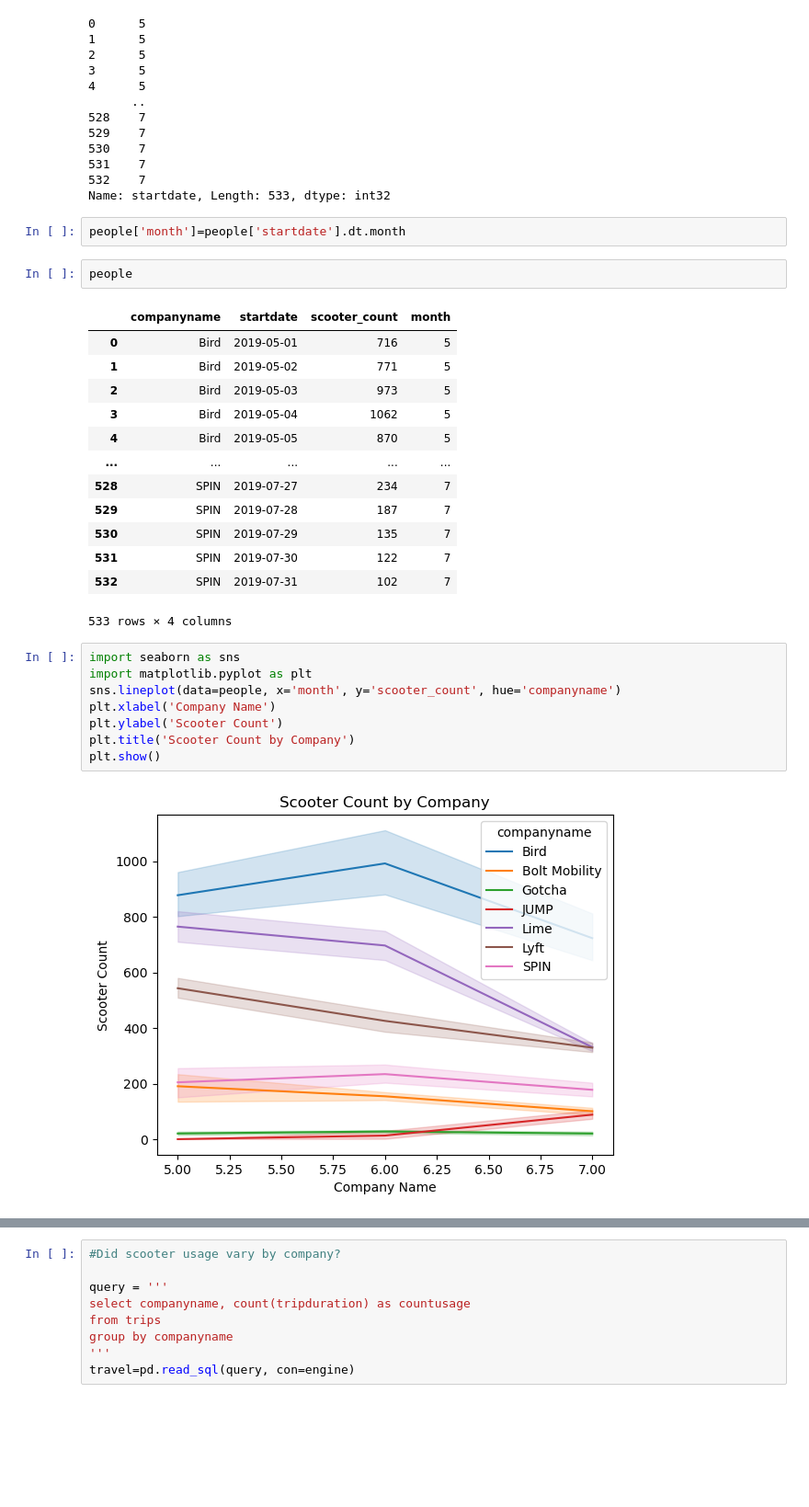
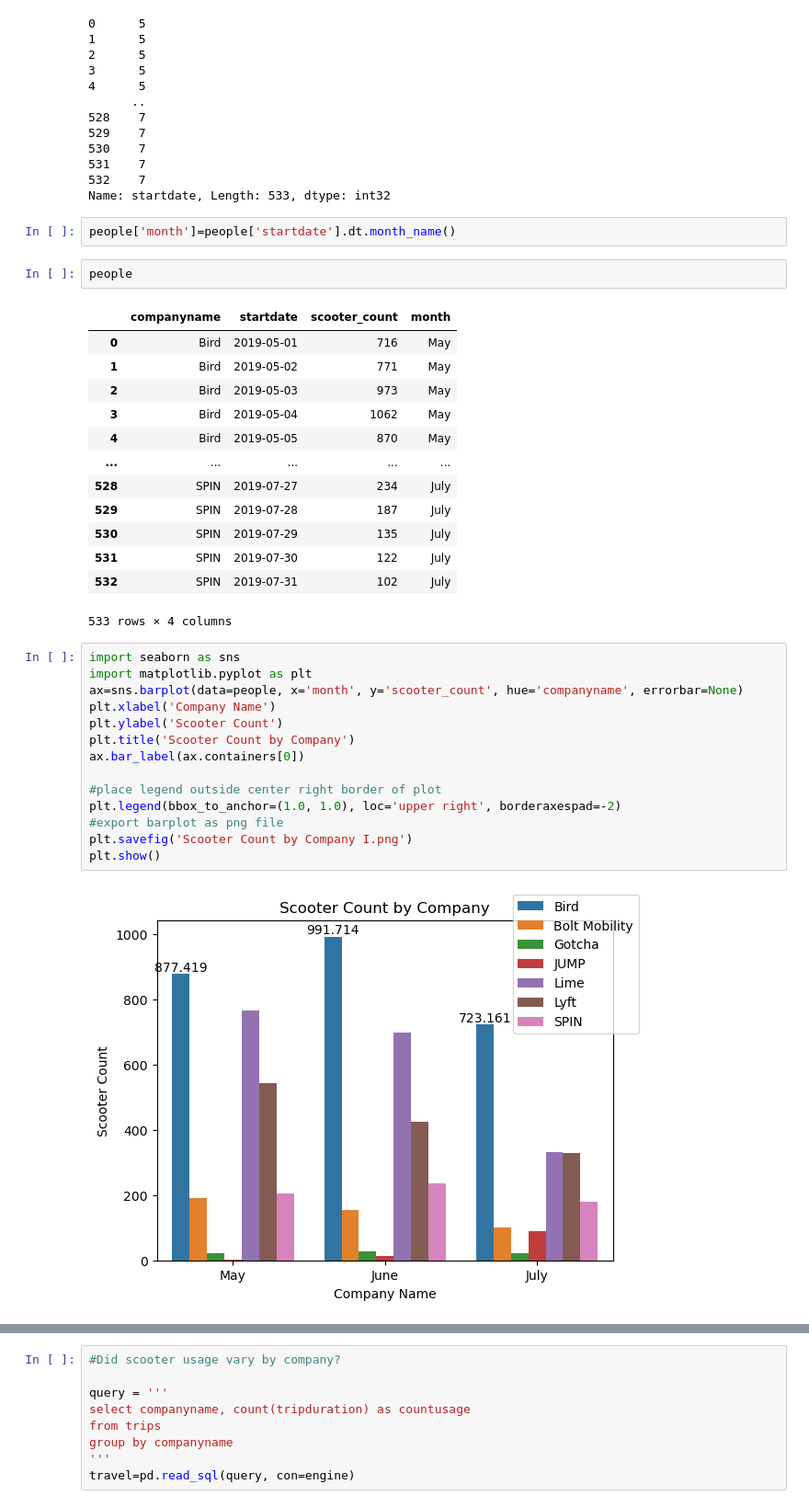
Before and after one commit to NSS-Data-Analytics-Cohort-10/scooters-group-1, a Jupyter notebook: Notebooks/Scooter.ipynb, the cells around one changed output, grey strips where cells are left out. Shown at 92% size. Drawn from its saved outputs; the diff is of its cells as text; blank space fills up the shorter version.

```diff
--- a/Notebooks/Scooter.ipynb
+++ b/Notebooks/Scooter.ipynb
@@ -219,30 +219,36 @@ print(people_month)
 532    7
 Name: startdate, Length: 533, dtype: int32
 # %%
-people['month']=people['startdate'].dt.month
+people['month']=people['startdate'].dt.month_name()
 # %%
 people
 # %% [output]
 |  | companyname | startdate | scooter_count | month |
-| 0 | Bird | 2019-05-01 | 716 | 5 |
-| 1 | Bird | 2019-05-02 | 771 | 5 |
-| 2 | Bird | 2019-05-03 | 973 | 5 |
-| 3 | Bird | 2019-05-04 | 1062 | 5 |
-| 4 | Bird | 2019-05-05 | 870 | 5 |
+| 0 | Bird | 2019-05-01 | 716 | May |
+| 1 | Bird | 2019-05-02 | 771 | May |
+| 2 | Bird | 2019-05-03 | 973 | May |
+| 3 | Bird | 2019-05-04 | 1062 | May |
+| 4 | Bird | 2019-05-05 | 870 | May |
 | ... | ... | ... | ... | ... |
-| 528 | SPIN | 2019-07-27 | 234 | 7 |
-| 529 | SPIN | 2019-07-28 | 187 | 7 |
-| 530 | SPIN | 2019-07-29 | 135 | 7 |
-| 531 | SPIN | 2019-07-30 | 122 | 7 |
-| 532 | SPIN | 2019-07-31 | 102 | 7 |
+| 528 | SPIN | 2019-07-27 | 234 | July |
+| 529 | SPIN | 2019-07-28 | 187 | July |
+| 530 | SPIN | 2019-07-29 | 135 | July |
+| 531 | SPIN | 2019-07-30 | 122 | July |
+| 532 | SPIN | 2019-07-31 | 102 | July |
 533 rows × 4 columns
 # %%
 import seaborn as sns
 import matplotlib.pyplot as plt
-sns.lineplot(data=people, x='month', y='scooter_count', hue='companyname')
+ax=sns.barplot(data=people, x='month', y='scooter_count', hue='companyname', errorbar=None)
 plt.xlabel('Company Name')
 plt.ylabel('Scooter Count')
 plt.title('Scooter Count by Company')
+ax.bar_label(ax.containers[0])
+
+#place legend outside center right border of plot
+plt.legend(bbox_to_anchor=(1.0, 1.0), loc='upper right', borderaxespad=-2)
+#export barplot as png file
+plt.savefig('Scooter Count by Company I.png')
 plt.show()
 # %% [output]
-[figure, old version]
+[figure, new version]
```
Also changed, not shown: parts of 2 cells of this notebook.
